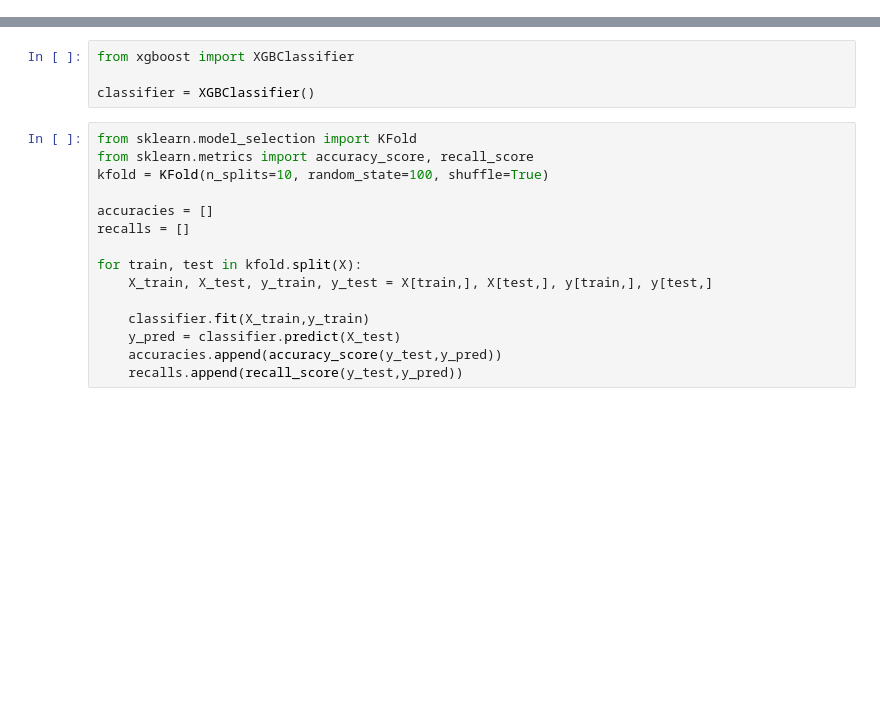
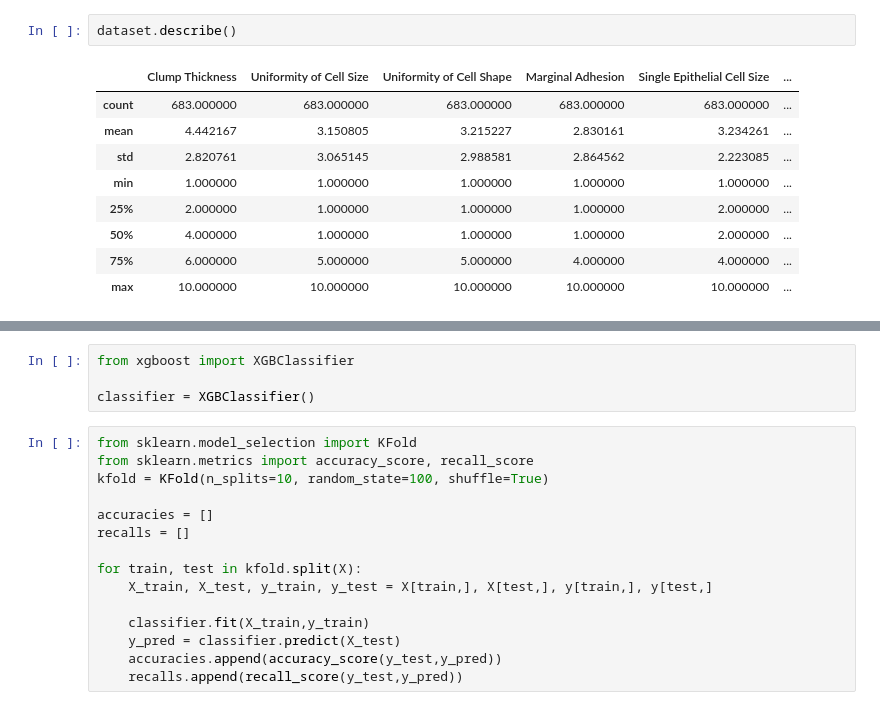
Before and after one commit to aleksandardpantic/breast-cancer-classification, a Jupyter notebook: xgboost.ipynb, the cells around one changed output, grey strips where cells are left out. Cells and saved outputs as stored; diff of their text form; blank space fills up the shorter version.

```diff
--- a/xgboost.ipynb
+++ b/xgboost.ipynb
@@ -9,0 +33,12 @@ y = y/2 - 1
+# %%
+dataset.describe()
+# %% [output]
+|  | Clump Thickness | Uniformity of Cell Size | Uniformity of Cell Shape | Marginal Adhesion | Single Epithelial Cell Size | ... |
+| count | 683.000000 | 683.000000 | 683.000000 | 683.000000 | 683.000000 | ... |
+| mean | 4.442167 | 3.150805 | 3.215227 | 2.830161 | 3.234261 | ... |
+| std | 2.820761 | 3.065145 | 2.988581 | 2.864562 | 2.223085 | ... |
+| min | 1.000000 | 1.000000 | 1.000000 | 1.000000 | 1.000000 | ... |
+| 25% | 2.000000 | 1.000000 | 1.000000 | 1.000000 | 2.000000 | ... |
+| 50% | 4.000000 | 1.000000 | 1.000000 | 1.000000 | 2.000000 | ... |
+| 75% | 6.000000 | 5.000000 | 5.000000 | 4.000000 | 4.000000 | ... |
+| max | 10.000000 | 10.000000 | 10.000000 | 10.000000 | 10.000000 | ... |
```
Also changed, not shown: parts of 6 cells of this notebook, 1 other file.
